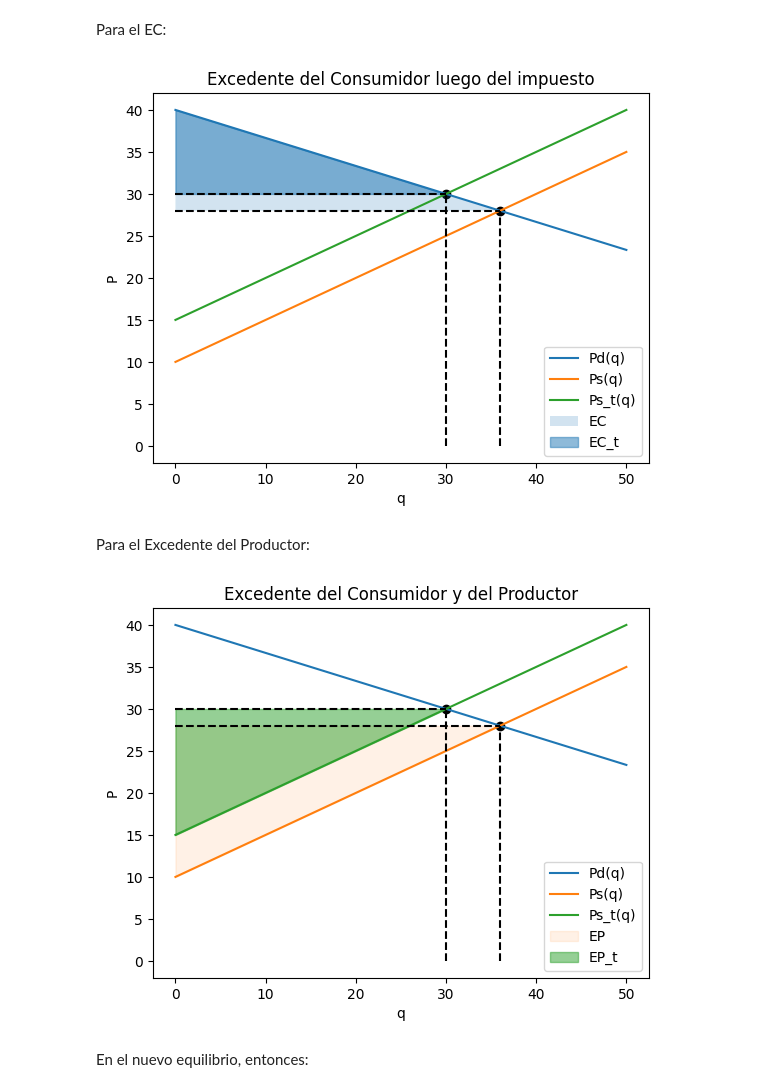
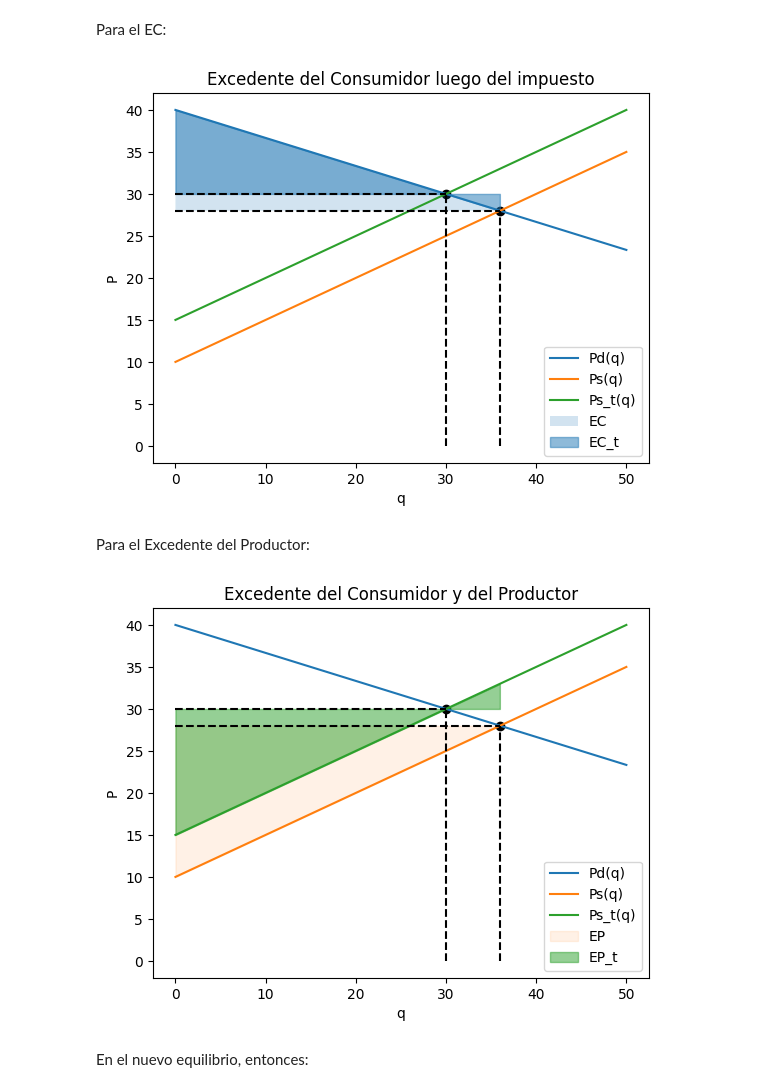
Before and after one commit to alexballera/laboratorio-tgad-fce, a Jupyter notebook: sesiones/2do_parcial/sesion15-Integrales_Definidas/15_Integrales_Definidas.ipynb, the cells around one changed output. Drawn from its saved outputs; the diff is of its cells as text; code cells hidden in the pictures.

```diff
--- a/sesiones/2do_parcial/sesion15-Integrales_Definidas/15_Integrales_Definidas.ipynb
+++ b/sesiones/2do_parcial/sesion15-Integrales_Definidas/15_Integrales_Definidas.ipynb
@@ -482,11 +490,13 @@ plt.vlines(x=q_opt_t, ymin=0, ymax=p_opt_t, linestyles="--", color="black")
 plt.hlines(y=p_opt_t, xmin=0, xmax=q_opt_t, linestyles="--", color="black")
 plt.scatter([q_opt_t], [p_opt_t], c="black")
 
+condicion = (q_grid <= float(q_opt)).tolist()
+
 plt.fill_between(
     q_grid,
     Pd_num,
     float(p_opt),
-    where=(q_grid <= float(q_opt)),
+    where=condicion,
     alpha=0.2,
     label='EC'
 )
@@ -495,7 +505,7 @@ plt.fill_between(
     q_grid,
     Pd_num,
     float(p_opt_t),
-    where=(q_grid <= float(q_opt_t)),
+    where=condicion,
     alpha=0.5,
     label='EC_t',
     color="tab:blue"
@@ -505,7 +515,7 @@ plt.fill_between(
 #     q_grid,
 #     float(p_opt),
 #     Ps_num,
-#     where=(q_grid <= float(q_opt)),
+#     where=condicion,
 #     alpha=0.1,
 #     label='EP'
 # )
@@ -514,7 +524,7 @@ plt.fill_between(
 #     q_grid,
 #     float(p_opt_t),
 #     Ps_t_num,
-#     where=(q_grid <= float(q_opt_t)),
+#     where=condicion,
 #     alpha=0.5,
 #     label='EP_t'
 # )
@@ -525,7 +535,7 @@ plt.ylabel('P')
 plt.legend()
 plt.show()
 # %% [output]
-[figure, old version]
+[figure, new version]
 # %% [markdown]
 Para el Excedente del Productor:
 # %%
@@ -545,36 +555,40 @@ plt.hlines(y=p_opt, xmin=0, xmax=q_opt, linestyles="--", color="black")
 plt.scatter([q_opt], [p_opt], c="black")
 
 plt.vlines(x=q_opt_t, ymin=0, ymax=p_opt_t, linestyles="--", color="black")
 plt.hlines(y=p_opt_t, xmin=0, xmax=q_opt_t, linestyles="--", color="black")
 plt.scatter([q_opt_t], [p_opt_t], c="black")
 
+# Convertir array de NumPy → lista de Python
+condicion = (q_grid <= float(q_opt)).tolist()
+# Tipo: list[bool] ✅
+
 plt.fill_between(
     q_grid,
     float(p_opt),
     Ps_num,
-    where=(q_grid <= float(q_opt)),
+    where=condicion,
     alpha=0.1,
     label='EP',
     color="tab:orange"
 )
 
 plt.fill_between(
     q_grid,
     float(p_opt_t),
     Ps_t_num,
-    where=(q_grid <= float(q_opt_t)),
+    where=condicion,
     alpha=0.5,
     label='EP_t',
     color="tab:green"
 )
 
 plt.title('Excedente del Consumidor y del Productor')
 plt.xlabel('q')
 plt.ylabel('P')
 plt.legend()
 plt.show()
 # %% [output]
-[figure, old version]
+[figure, new version]
 # %% [markdown]
 En el nuevo equilibrio, entonces:
 # %%
```
Also changed, not shown: parts of 9 cells of this notebook.
